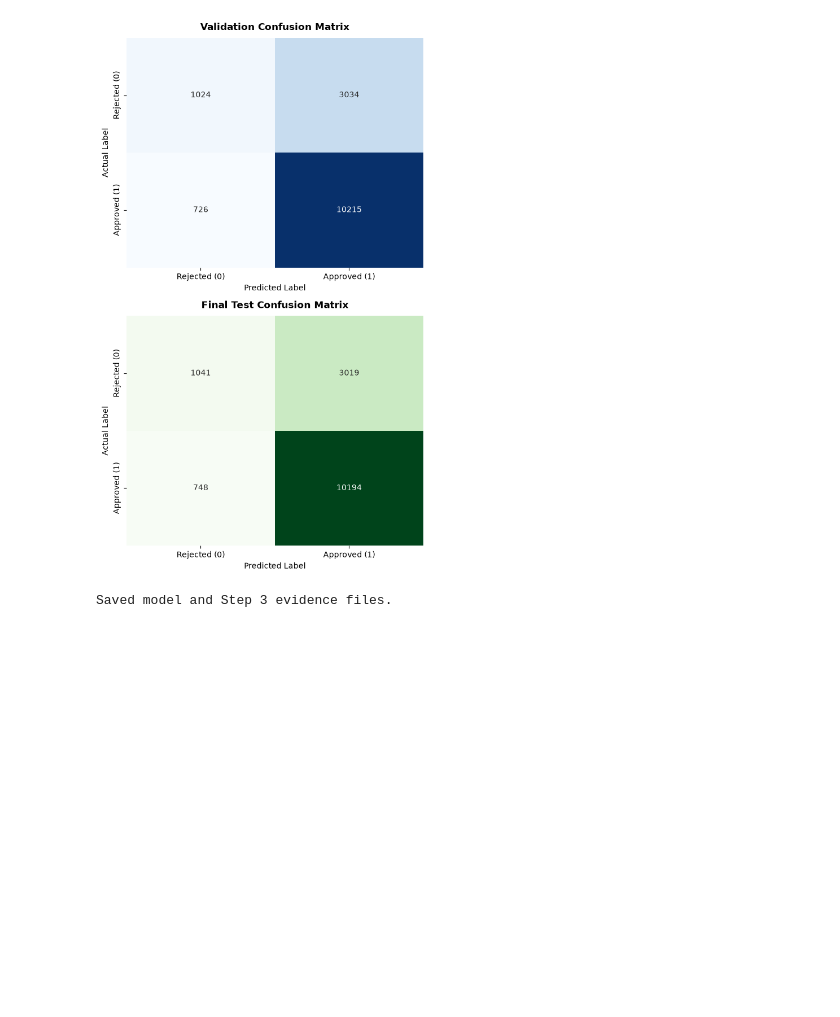
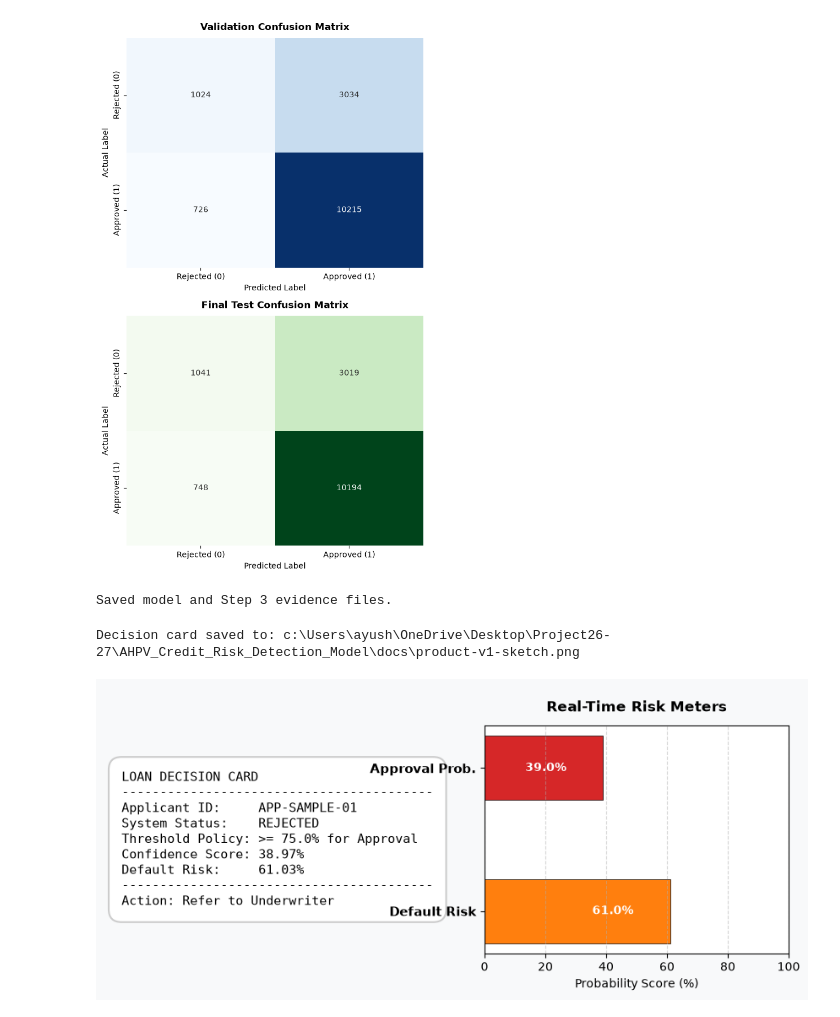
Before and after one commit to ayushdubeyjhansi/AHPV_Credit_Risk_Detection_Model, a Jupyter notebook: notebooks/02_ann_model.ipynb, the cells around one changed output. Cells and saved outputs as stored; diff of their text form; code cells hidden in the pictures; blank space fills up the shorter version.

Commit message:
saving rerun of 02_ann_model.ipynb notebook

```diff
--- a/notebooks/02_ann_model.ipynb
+++ b/notebooks/02_ann_model.ipynb
@@ -663,0 +666,77 @@ Saved model and Step 3 evidence files.
+# %%
+import matplotlib.pyplot as plt
+import numpy as np
+from pathlib import Path
+
+# Ensure DOCS_DIR exists
+DOCS_DIR = PROJECT_ROOT / "docs" if 'PROJECT_ROOT' in globals() else Path("docs").resolve()
+DOCS_DIR.mkdir(parents=True, exist_ok=True)
+
+def render_loan_decision_card(pipeline, applicant_df, applicant_id: str = "APP-10492", save_filename: str = "product-v1-sketch.png"):
+    # 1. Compute prediction and probabilities
+    prob_approved = pipeline.predict_proba(applicant_df)[0, 1]
+    prob_default = 1.0 - prob_approved
+    decision = "APPROVED" if prob_approved >= 0.75 else "REJECTED"
+    badge_color = "#2ca02c" if decision == "APPROVED" else "#d62728"
+
+    # 2. Setup visualization canvas
+    fig = plt.figure(figsize=(9, 4.5), facecolor="#f8f9fa")
+
+    # Left Panel: Text Decision Card
+    ax_card = fig.add_axes([0.05, 0.1, 0.45, 0.8])
+    ax_card.axis('off')
+
+    card_text = (
+        f"LOAN DECISION CARD\n"
+        f"-----------------------------------------\n"
+        f"Applicant ID:     {applicant_id}\n"
+        f"System Status:    {decision}\n"
+        f"Threshold Policy: >= 75.0% for Approval\n"
+        f"Confidence Score: {prob_approved * 100:.2f}%\n"
+        f"Default Risk:     {prob_default * 100:.2f}%\n"
+        f"-----------------------------------------\n"
+        f"Action: {'Disburse Loan' if decision == 'APPROVED' else 'Refer to Underwriter'}"
+    )
+
+    ax_card.text(0.05, 0.5, card_text, fontsize=11, family='monospace', va='center',
+                 bbox=dict(boxstyle='round,pad=1', facecolor='white', edgecolor='#cccccc', lw=1.5))
+
+    # Right Panel: Risk Meters (Horizontal Gauges)
+    ax_gauge = fig.add_axes([0.55, 0.2, 0.4, 0.6])
+    categories = ['Default Risk', 'Approval Prob.']
+    scores = [prob_default * 100, prob_approved * 100]
+    bar_colors = ['#d62728' if prob_default > 25 else '#ff7f0e', badge_color]
+
+    y_pos = np.arange(len(categories))
+    bars = ax_gauge.barh(y_pos, scores, color=bar_colors, height=0.45, edgecolor='black', linewidth=0.5)
+
+    ax_gauge.set_xlim(0, 100)
+    ax_gauge.set_yticks(y_pos)
+    ax_gauge.set_yticklabels(categories, fontsize=11, fontweight='bold')
+    ax_gauge.set_xlabel('Probability Score (%)', fontsize=10)
+    ax_gauge.set_title('Real-Time Risk Meters', fontsize=12, fontweight='bold', pad=12)
+    ax_gauge.grid(axis='x', linestyle='--', alpha=0.5)
+
+    # Add numerical labels inside bars
+    for bar, score in zip(bars, scores):
+        ax_gauge.text(bar.get_width() - 12 if score > 15 else bar.get_width() + 2,
+                      bar.get_y() + bar.get_height() / 2,
+                      f"{score:.1f}%",
+                      va='center',
+                      ha='left' if score <= 15 else 'right',
+                      color='black' if score <= 15 else 'white',
+                      fontweight='bold', fontsize=10)
+
+    # Save directly to docs/
+    save_path = DOCS_DIR / save_filename
+    plt.savefig(save_path, dpi=300, bbox_inches='tight')
+    print(f"Decision card saved to: {save_path}")
+
+    plt.show()
+
+# Run for a sample test applicant
+sample_applicant = X_test.iloc[[0]]
+render_loan_decision_card(ann_pipeline, sample_applicant, applicant_id="APP-SAMPLE-01", save_filename="product-v1-sketch.png")
+# %% [output]
+Decision card saved to: c:\Users\ayush\OneDrive\Desktop\Project26-27\AHPV_Credit_Risk_Detection_Model\docs\product-v1-sketch.png
+[figure, added]
```
Also changed, not shown: parts of 6 cells of this notebook.
